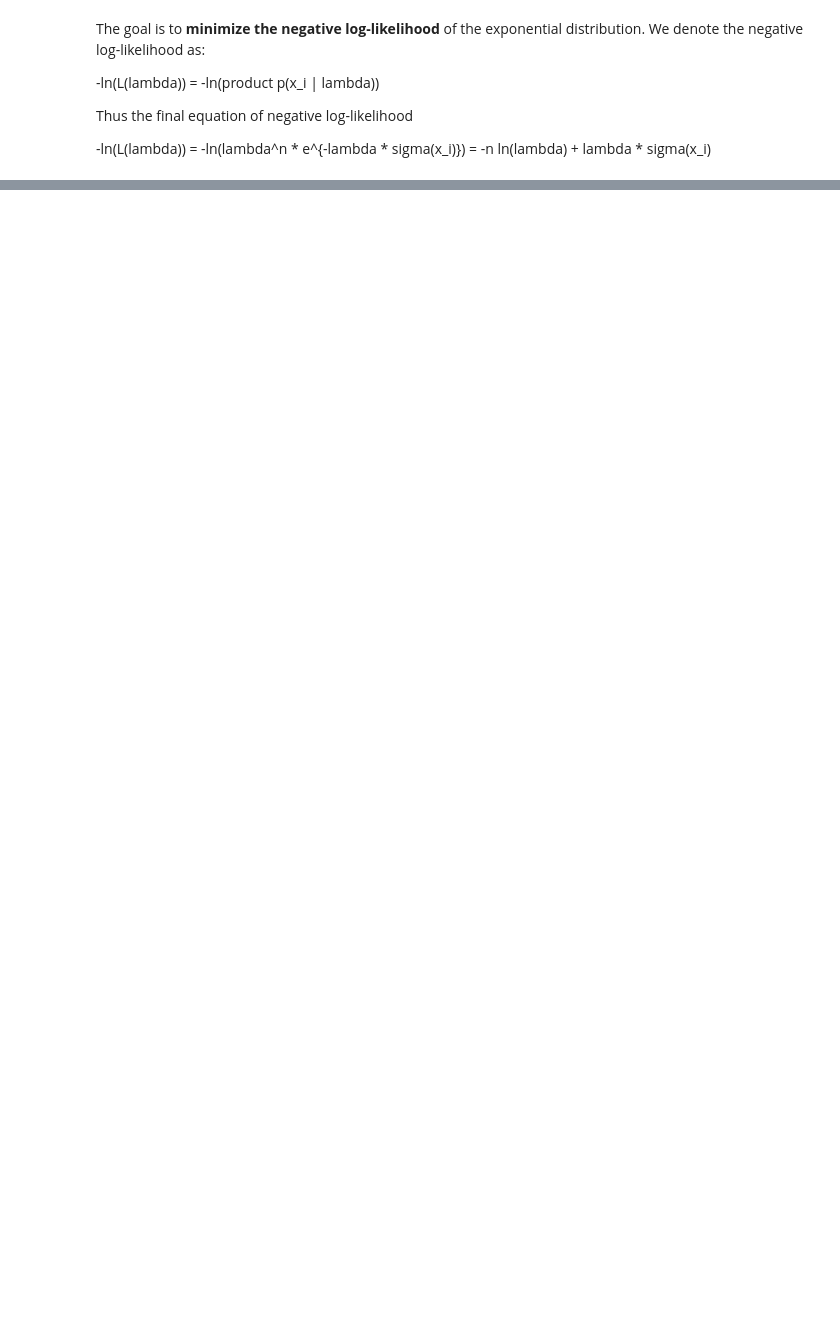
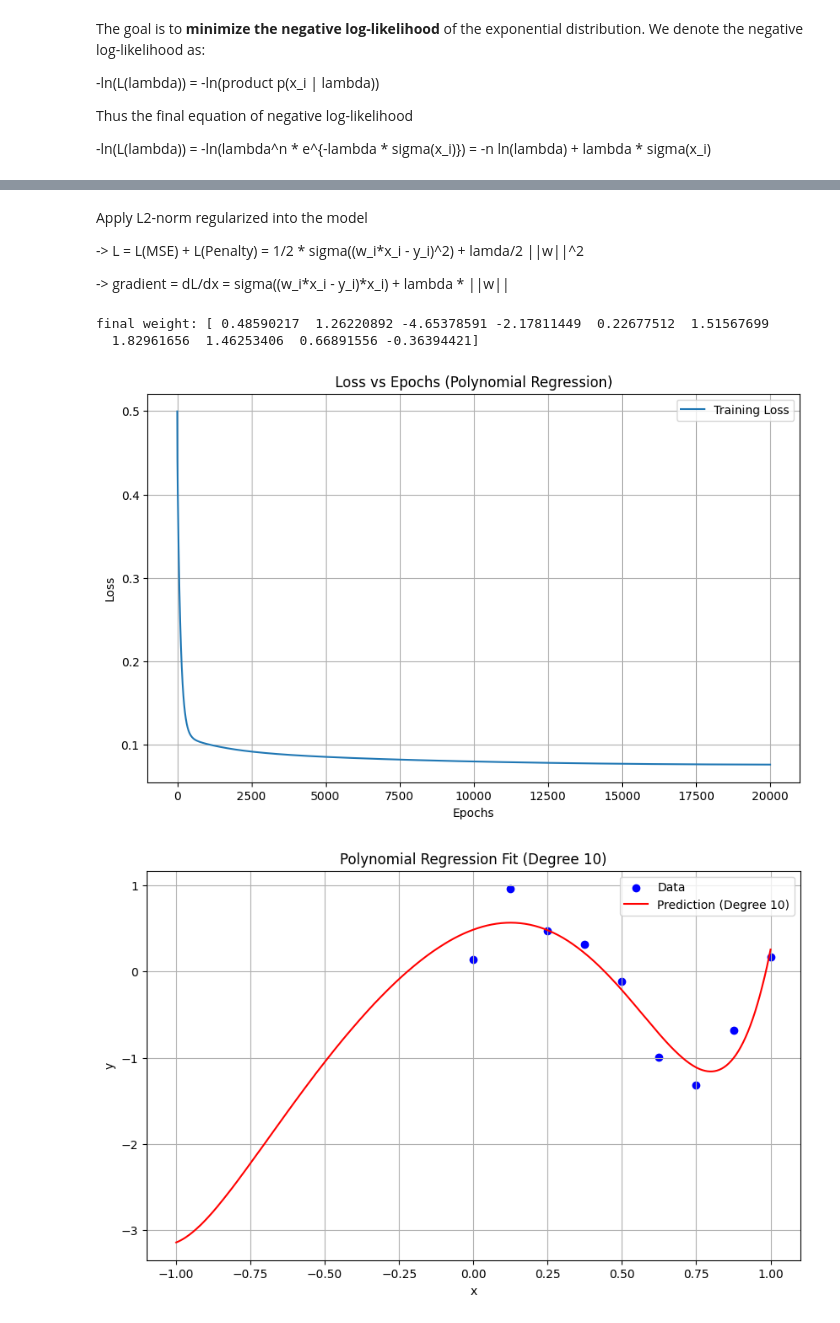
Before and after one commit to thainguyen282/eng-ai-agents, a Jupyter notebook: assignments/assignment-1/01-assignment-1.ipynb, the cells around one changed output, grey strips where cells are left out. Drawn from its saved outputs; the diff is of its cells as text; code cells hidden in the pictures; blank space fills up the shorter version.

```diff
--- a/assignments/assignment-1/01-assignment-1.ipynb
+++ b/assignments/assignment-1/01-assignment-1.ipynb
@@ -142,0 +167,64 @@ Final parameter value: 10.8880
+# %% [markdown]
+Apply L2-norm regularized into the model
+
+-> L = L(MSE) + L(Penalty) = 1/2 * sigma((w_i*x_i - y_i)^2) + lamda/2 ||w||^2
+
+-> gradient = dL/dx = sigma((w_i*x_i - y_i)*x_i) + lambda * ||w||
+# %%
+import matplotlib.pyplot as plt
+
+def l2_sgd(degree, lr, epochs, x_train, y_train, lambda_reg):
+    loss = []
+    # add more feature into x_train to create polynomial regression
+    x_transform = np.ones((m, 1))
+    for j in range(degree + 1):
+        if j != 0:
+            x_pow = np.power(x_train, j)
+            x_transform = np.append(x_transform, x_pow.reshape(-1, 1), axis=1)
+
+    # weight intialization
+    theta = np.zeros(degree+1) # include bias
+    for epoch in range(epochs):
+        y_pred = np.dot(x_transform, theta)
+        error = y_pred - y_train
+        gradient = np.dot(x_transform.T, error) + lambda_reg * theta
+        theta -= lr*gradient
+        loss.append(np.mean(error**2) + lambda_reg / 2 * np.sum(theta**2))
+    return theta, loss
+
+
+#hyper parameter
+epochs = 20000
+lr = 0.01
+lambda_reg = 1e-3
+theta_final, loss_history = l2_sgd(lr=lr, epochs=epochs, lambda_reg=lambda_reg, x_train=x_train, y_train=y_train, degree=m)
+
+print("final weight:", theta_final)
+
+plt.figure(figsize=(10, 6))
+plt.plot(loss_history, label="Training Loss")
+plt.title("Loss vs Epochs (Polynomial Regression)")
+plt.xlabel("Epochs")
+plt.ylabel("Loss")
+plt.grid(True)
+plt.legend()
+plt.show()
+
+X_range = np.linspace(-1, 1, 500).reshape(-1, 1)
+X_range_poly = np.hstack([X_range**i for i in range(m + 1)])
+y_pred = X_range_poly.dot(theta_final)
+
+plt.figure(figsize=(10, 6))
+plt.scatter(x_train, y_train, color='blue', label='Data')
+plt.plot(X_range, y_pred, color='red', label='Prediction (Degree 10)')
+plt.title("Polynomial Regression Fit (Degree 10)")
+plt.xlabel("x")
+plt.ylabel("y")
+plt.grid(True)
+plt.legend()
+plt.show()
+# %% [output]
+final weight: [ 0.48590217  1.26220892 -4.65378591 -2.17811449  0.22677512  1.51567699
+  1.82961656  1.46253406  0.66891556 -0.36394421]
+[figure, added]
+[figure, added]
```
Also changed, not shown: parts of 4 cells of this notebook.
